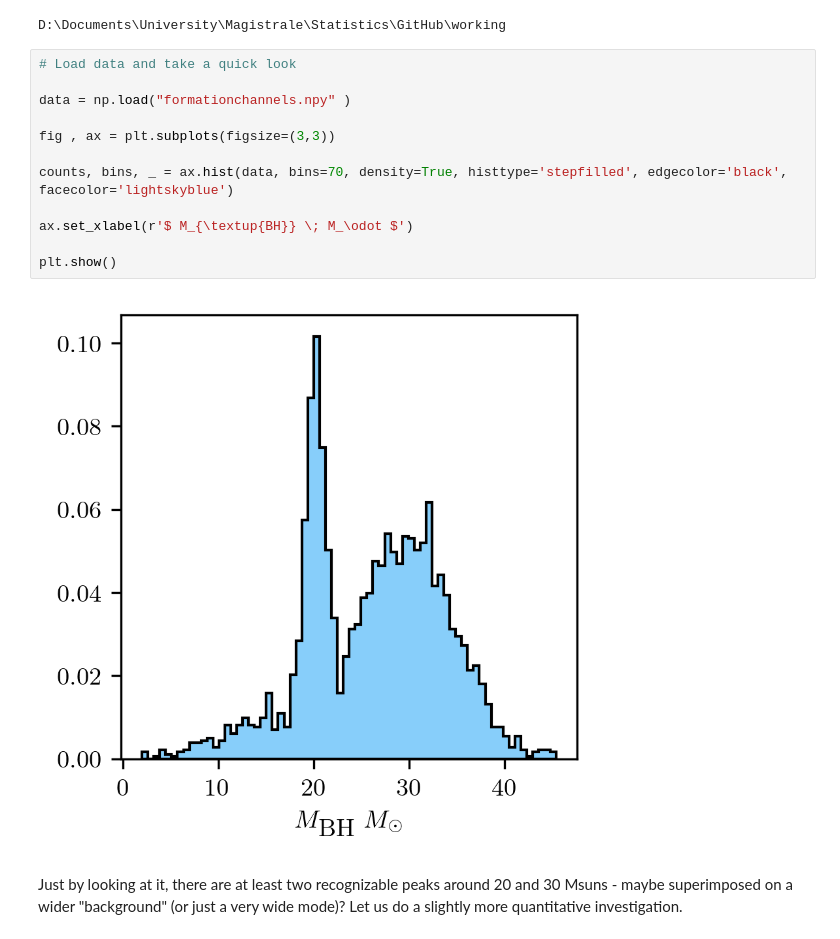
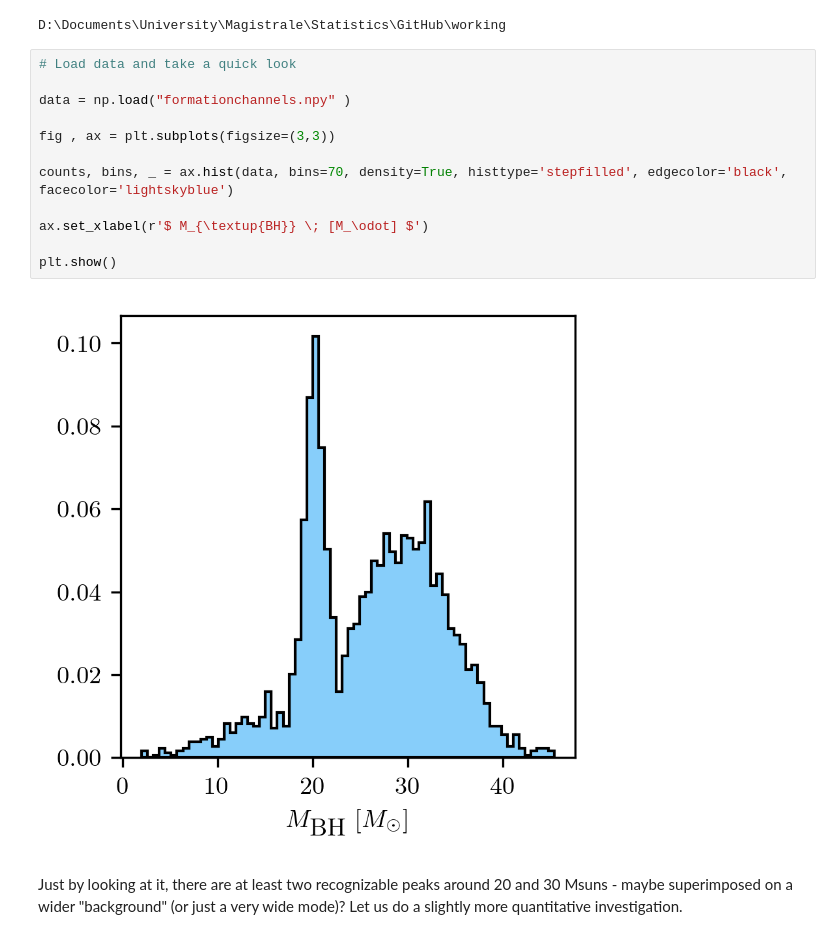
Before and after one commit to Andrea-Pierini/astrostatistics_bicocca_2022-1, a Jupyter notebook: working/L06.ipynb, the cells around one changed output. Cells and saved outputs as stored; diff of their text form.

```diff
--- a/working/L06.ipynb
+++ b/working/L06.ipynb
@@ -33,17 +33,17 @@ D:\Documents\University\Magistrale\Statistics\GitHub\working
 # %%
 # Load data and take a quick look
 
 data = np.load("formationchannels.npy" )
 
 fig , ax = plt.subplots(figsize=(3,3))
 
 counts, bins, _ = ax.hist(data, bins=70, density=True, histtype='stepfilled', edgecolor='black', facecolor='lightskyblue')
 
-ax.set_xlabel(r'$ M_{\textup{BH}} \; M_\odot $')
+ax.set_xlabel(r'$ M_{\textup{BH}} \; [M_\odot] $')
 
 plt.show()
 # %% [output]
-[figure, old version]
+[figure, new version]
 # %% [markdown]
 Just by looking at it, there are at least two recognizable peaks around 20 and 30 Msuns - maybe superimposed on a wider "background" (or just a very wide mode)?
 Let us do a slightly more quantitative investigation.
```
Also changed, not shown: 7 other files.
